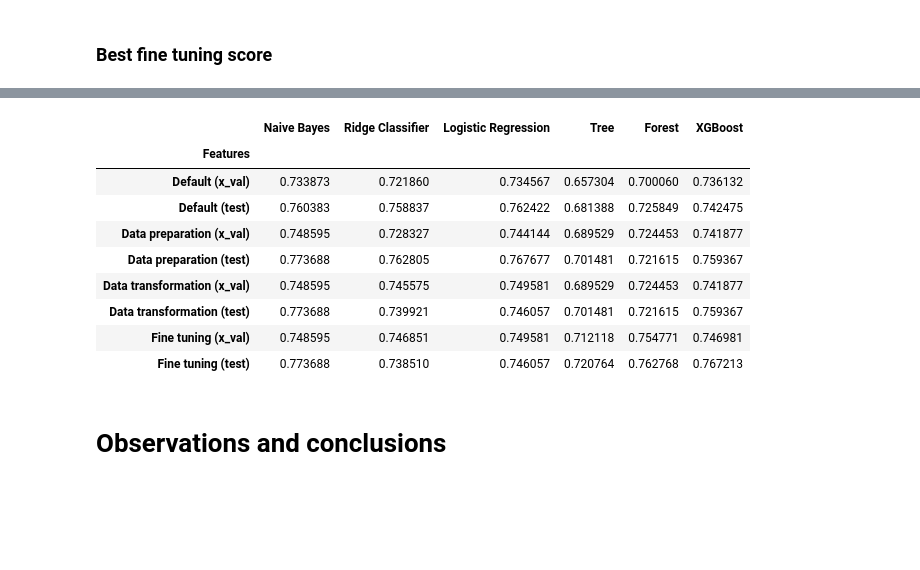
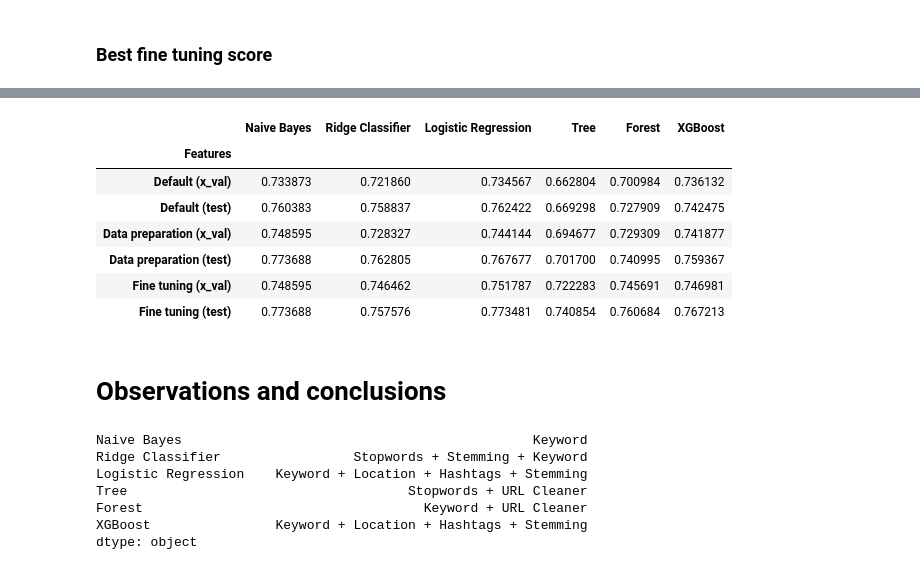
Before and after one commit to illyge/ml-zoomcamp-midterm-project, a Jupyter notebook: twitter_disasters_sandbox.ipynb, the cells around one changed output, grey strips where cells are left out. Drawn from its saved outputs; the diff is of its cells as text; code cells hidden in the pictures; blank space fills up the shorter version.

```diff
--- a/twitter_disasters_sandbox.ipynb
+++ b/twitter_disasters_sandbox.ipynb
@@ -1086,7 +1102,7 @@ plot_grid_results(rc_tuning_results, 'classifier__alpha', legend_var='classifier
 # %%
 best_fine_tuning_params[Models.rc_key] = {
-    'classifier__alpha': 0.1,
-    'classifier__solver': 'sparse_cg'
+    'classifier__alpha': 14,
+    'classifier__solver': 'sag'
 }
 # %% [markdown]
 ### Logistic Regression
@@ -1112,4 +1125,0 @@ plot_grid_results(lr_tuning_results, 'classifier__C', legend_var='classifier__so
-# %%
-best_fine_tuning_params[Models.lr_key] = {
-    'classifier__C': 1.0
-}
@@ -1118,3 +1145,7 @@ best_fine_tuning_params[Models.lr_key] = {
+# %%
+best_fine_tuning_params[Models.lr_key] = {
+    'classifier__C': 0.25
+}
 # %% [markdown]
 ### Decision Tree
 # %%
@@ -1383,7 +1414,7 @@ best_fine_tuning_params[Models.xgb_key] = {
 ### Best fine tuning score
 # %%
 def make_best_fine_tuned_pipeline(key):
-    pipeline = make_best_transformation_pipeline(key)
+    pipeline = make_best_preparation_pipeline(key)
 
     pipeline.set_params(**(best_fine_tuning_params[key]))
     return pipeline
@@ -1402,15 +1433,23 @@ Wall time: 36.6 s
 # %%
-pd.concat((default_scores_df, preparation_scores_df, transformation_scores_df, fine_tuning_scores_df))
+pd.concat((default_scores_df, preparation_scores_df, fine_tuning_scores_df))
 # %% [output]
 |  | Naive Bayes | Ridge Classifier | Logistic Regression | Tree | Forest | XGBoost |
 | Features |  |  |  |  |  |  |
-| Default (x_val) | 0.733873 | 0.721860 | 0.734567 | 0.657304 | 0.700060 | 0.736132 |
-| Default (test) | 0.760383 | 0.758837 | 0.762422 | 0.681388 | 0.725849 | 0.742475 |
-| Data preparation (x_val) | 0.748595 | 0.728327 | 0.744144 | 0.689529 | 0.724453 | 0.741877 |
-| Data preparation (test) | 0.773688 | 0.762805 | 0.767677 | 0.701481 | 0.721615 | 0.759367 |
-| Data transformation (x_val) | 0.748595 | 0.745575 | 0.749581 | 0.689529 | 0.724453 | 0.741877 |
-| Data transformation (test) | 0.773688 | 0.739921 | 0.746057 | 0.701481 | 0.721615 | 0.759367 |
-| Fine tuning (x_val) | 0.748595 | 0.746851 | 0.749581 | 0.712118 | 0.754771 | 0.746981 |
-| Fine tuning (test) | 0.773688 | 0.738510 | 0.746057 | 0.720764 | 0.762768 | 0.767213 |
+| Default (x_val) | 0.733873 | 0.721860 | 0.734567 | 0.662804 | 0.700984 | 0.736132 |
+| Default (test) | 0.760383 | 0.758837 | 0.762422 | 0.669298 | 0.727909 | 0.742475 |
+| Data preparation (x_val) | 0.748595 | 0.728327 | 0.744144 | 0.694677 | 0.729309 | 0.741877 |
+| Data preparation (test) | 0.773688 | 0.762805 | 0.767677 | 0.701700 | 0.740995 | 0.759367 |
+| Fine tuning (x_val) | 0.748595 | 0.746462 | 0.751787 | 0.722283 | 0.745691 | 0.746981 |
+| Fine tuning (test) | 0.773688 | 0.757576 | 0.773481 | 0.740854 | 0.760684 | 0.767213 |
 # %% [markdown]
 # Observations and conclusions
+# %%
+best_preparation_params
+# %% [output]
+Naive Bayes                                             Keyword
+Ridge Classifier                 Stopwords + Stemming + Keyword
+Logistic Regression    Keyword + Location + Hashtags + Stemming
+Tree                                    Stopwords + URL Cleaner
+Forest                                    Keyword + URL Cleaner
+XGBoost                Keyword + Location + Hashtags + Stemming
+dtype: object
```
Also changed, not shown: parts of 69 cells of this notebook.
